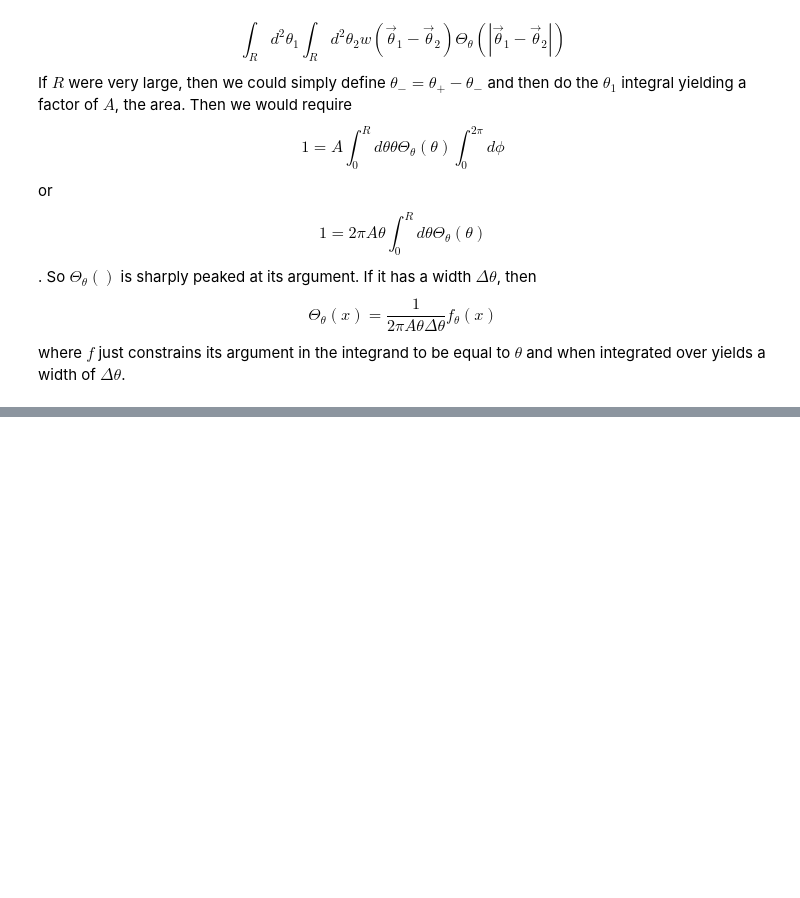
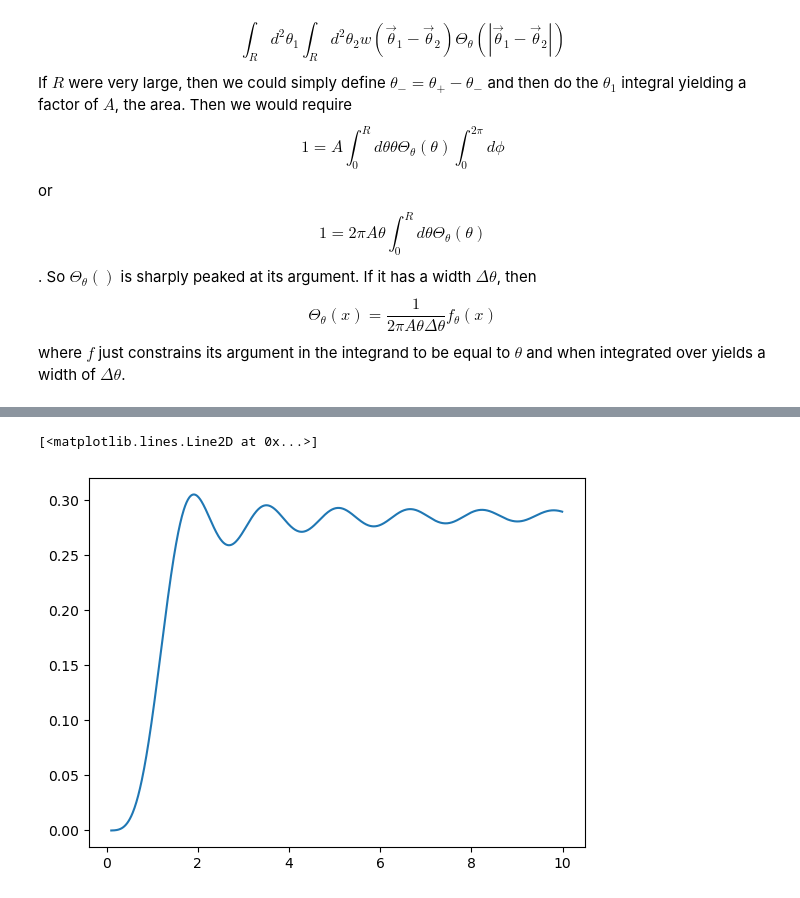
Before and after one commit to lpk1202/Light-Cone, a Jupyter notebook: source/angular.ipynb, the cells around one changed output, grey strips where cells are left out. Drawn from its saved outputs; the diff is of its cells as text; code cells hidden in the pictures; blank space fills up the shorter version.

```diff
--- a/source/angular.ipynb
+++ b/source/angular.ipynb
@@ -78,0 +145,13 @@ $$\tilde\Theta_\theta(\vec l) = \frac{\theta J_0(l\theta)}{A} $$
+# %%
+#Let's see how quickly/if the x-integral converges for the high-y case:
+dx=.01
+frx=np.array(frx)
+mrx=np.zeros(np.size(frx))
+mrx[0]=frx[0]*dx
+for i in range(1,np.size(frx)):
+    mrx[i]=mrx[i-1]+frx[i]*dx
+mrx/=np.pi
+plt.plot(xa,mrx)
+# %% [output]
+[<matplotlib.lines.Line2D at 0x...>]
+[figure, added]
```
Also changed, not shown: parts of 22 cells of this notebook, 11 other files.
